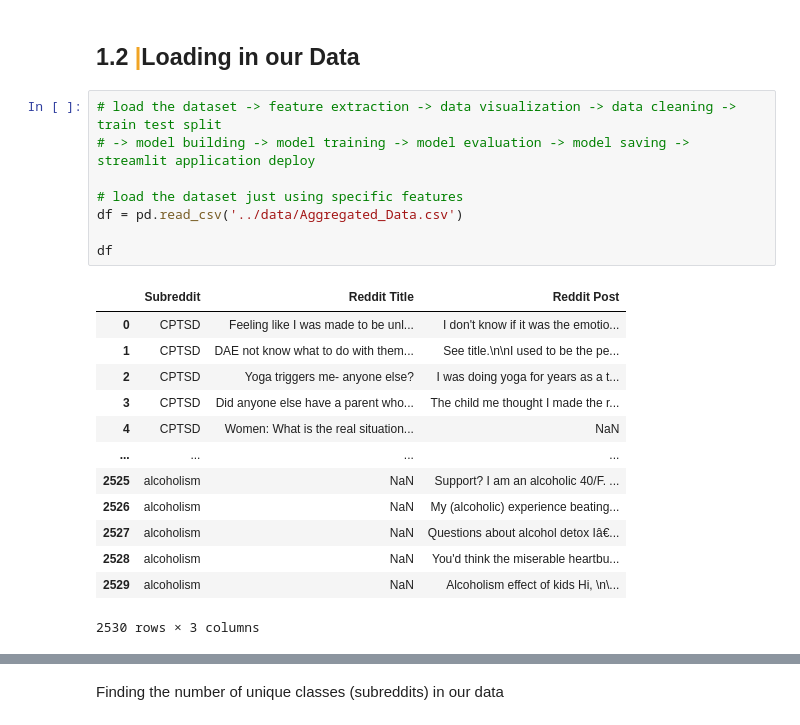
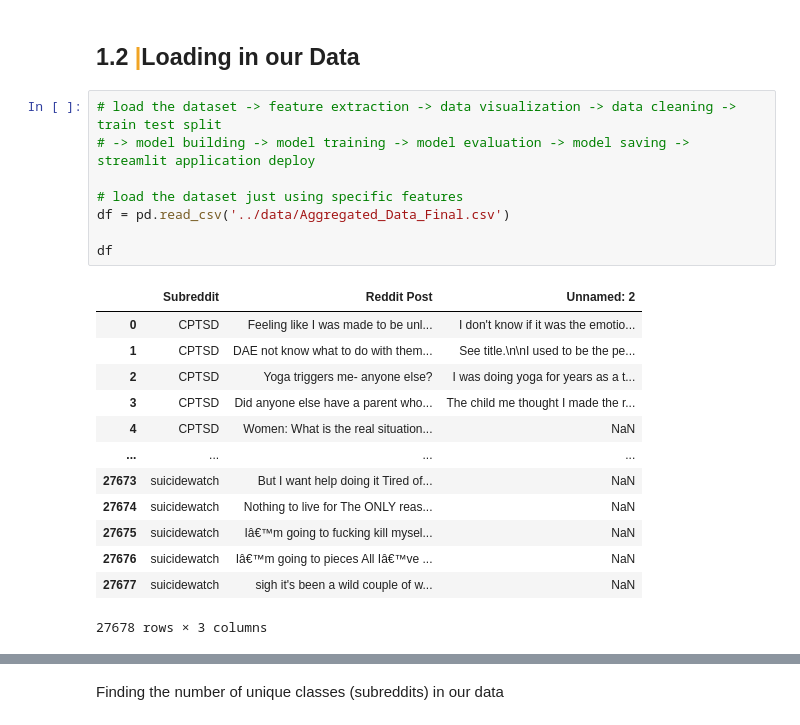
Before and after one commit to alexmuturi/Mental-Health-Chatbot, a Jupyter notebook: notebooks/1. data_pre_processing.ipynb, the cells around one changed output, grey strips where cells are left out. Saved outputs shown, nothing was run; the diff lists cells and outputs as text.

```diff
--- a/notebooks/1. data_pre_processing.ipynb
+++ b/notebooks/1. data_pre_processing.ipynb
@@ -141,22 +139,22 @@ ModuleNotFoundError: No module named 'squarify'
 # %%
 # load the dataset -> feature extraction -> data visualization -> data cleaning -> train test split
 # -> model building -> model training -> model evaluation -> model saving -> streamlit application deploy
 
 # load the dataset just using specific features
-df = pd.read_csv('../data/Aggregated_Data.csv')
+df = pd.read_csv('../data/Aggregated_Data_Final.csv')
 
 df
 # %% [output]
-|  | Subreddit | Reddit Title | Reddit Post |
+|  | Subreddit | Reddit Post | Unnamed: 2 |
 | 0 | CPTSD | Feeling like I was made to be unl... | I don't know if it was the emotio... |
 | 1 | CPTSD | DAE not know what to do with them... | See title.\n\nI used to be the pe... |
 | 2 | CPTSD | Yoga triggers me- anyone else? | I was doing yoga for years as a t... |
 | 3 | CPTSD | Did anyone else have a parent who... | The child me thought I made the r... |
 | 4 | CPTSD | Women: What is the real situation... | NaN |
 | ... | ... | ... | ... |
-| 2525 | alcoholism | NaN | Support? I am an alcoholic 40/F. ... |
-| 2526 | alcoholism | NaN | My (alcoholic) experience beating... |
-| 2527 | alcoholism | NaN | Questions about alcohol detox Iâ€... |
-| 2528 | alcoholism | NaN | You'd think the miserable heartbu... |
-| 2529 | alcoholism | NaN | Alcoholism effect of kids Hi, \n\... |
+| 27673 | suicidewatch | But I want help doing it Tired of... | NaN |
+| 27674 | suicidewatch | Nothing to live for The ONLY reas... | NaN |
+| 27675 | suicidewatch | Iâ€™m going to fucking kill mysel... | NaN |
+| 27676 | suicidewatch | Iâ€™m going to pieces All Iâ€™ve ... | NaN |
+| 27677 | suicidewatch | sigh it's been a wild couple of w... | NaN |
-2530 rows × 3 columns
+27678 rows × 3 columns
```
Also changed, not shown: parts of 43 cells of this notebook.
